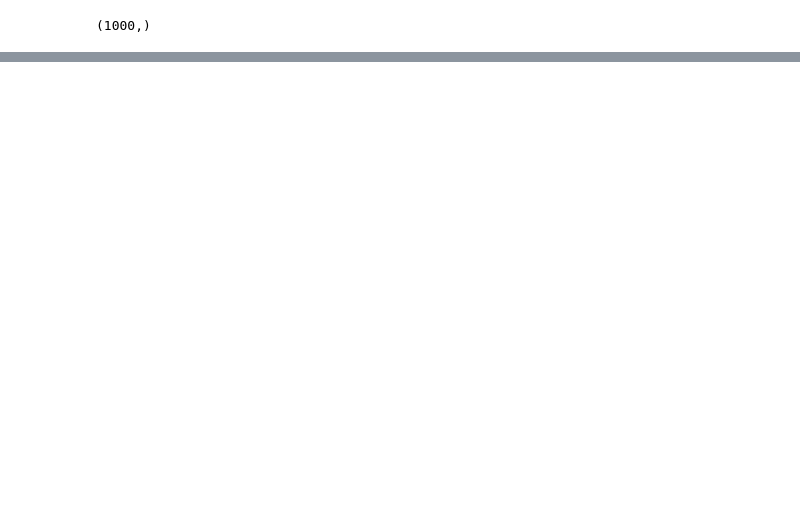
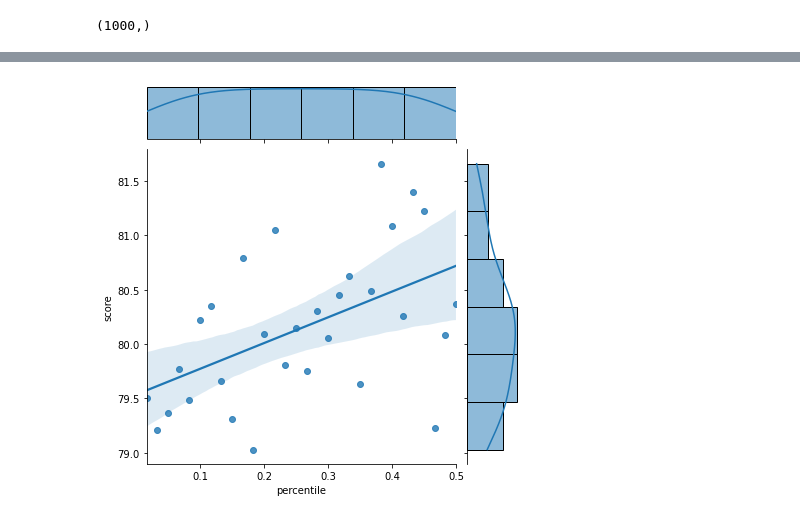
Before and after one commit to dsdata2000/pandas-data-structure-I, a Jupyter notebook: 22_Ratio-default-nondefault-on-metrics-score.ipynb, the cells around one changed output, grey strips where cells are left out. Saved outputs shown, nothing was run; the diff lists cells and outputs as text; code cells hidden in the pictures; blank space fills up the shorter version.

Commit message:
imbalanced-dataset-vs-metrics-score

```diff
--- a/22_Ratio-default-nondefault-on-metrics-score.ipynb
+++ b/22_Ratio-default-nondefault-on-metrics-score.ipynb
@@ -135,3 +126,0 @@ X.shape, y.shape
-# %%
-x_tr, x_t, y_tr, y_t = train_test_split(X, y, test_size=0.10, random_state=100)
-x_tr.shape, x_t.shape, y_tr.shape, y_t.shape
@@ -181,0 +127,25 @@ Now decreasing =>>
+# %%
+rr = []
+ss = []
+# %%
+for ps in nn:
+    ratio = ps/mm
+    rr.append(ratio)
+    xid = ret_idx(mm, ps)
+    #print(np.shape(xid),'\t', ps/mm)
+    df1 = df.iloc[xid,:]
+    #print(df1.shape)
+    y = df1['default payment next month'].values
+    data = df1[cols].values
+    X = preprocessing.StandardScaler().fit(data).transform(data)
+    x_tr, x_t, y_tr, y_t = train_test_split(X, y, test_size=0.36, random_state=100)
+    #print(x_tr.shape, x_t.shape, y_tr.shape, y_t.shape)
+    clf = svm.SVC()
+    clf.fit(x_tr, y_tr)
+    y_p = clf.predict(x_t)
+    score = accuracy_score(y_t, y_p)*100
+    ss.append(score)
+    #print(ratio, '\t', score)
+# %%
+res = pd.DataFrame(dict(list(zip(['percentile','score'],[rr, ss]))))
+res
@@ -181,0 +170,9 @@ Now decreasing =>>
+# %%
+import seaborn as sns
+import matplotlib.pyplot as plt
+
+
+sns.jointplot(x="percentile", y="score", data=res, kind="reg")
+plt.show()
+# %% [output]
+[figure, added]
```
Also changed, not shown: parts of 29 cells of this notebook.
